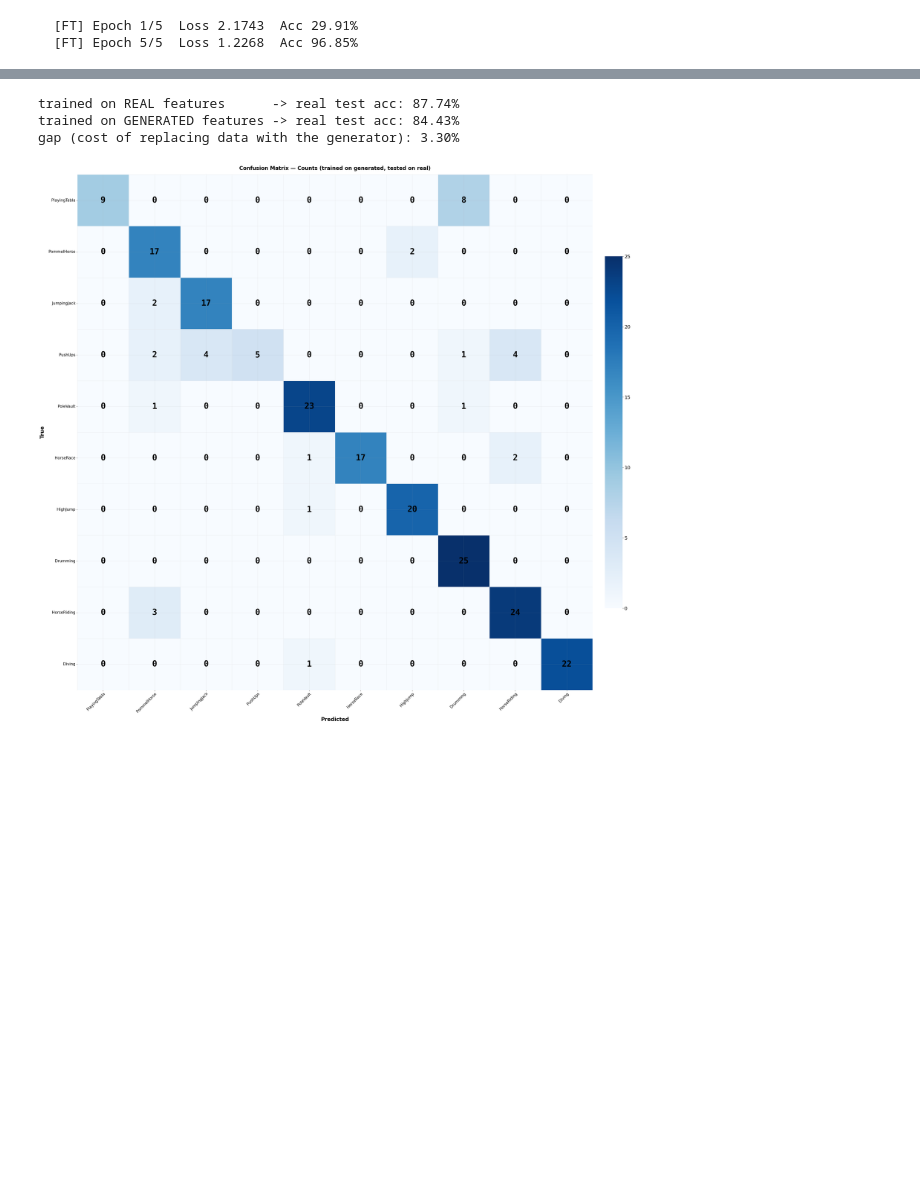
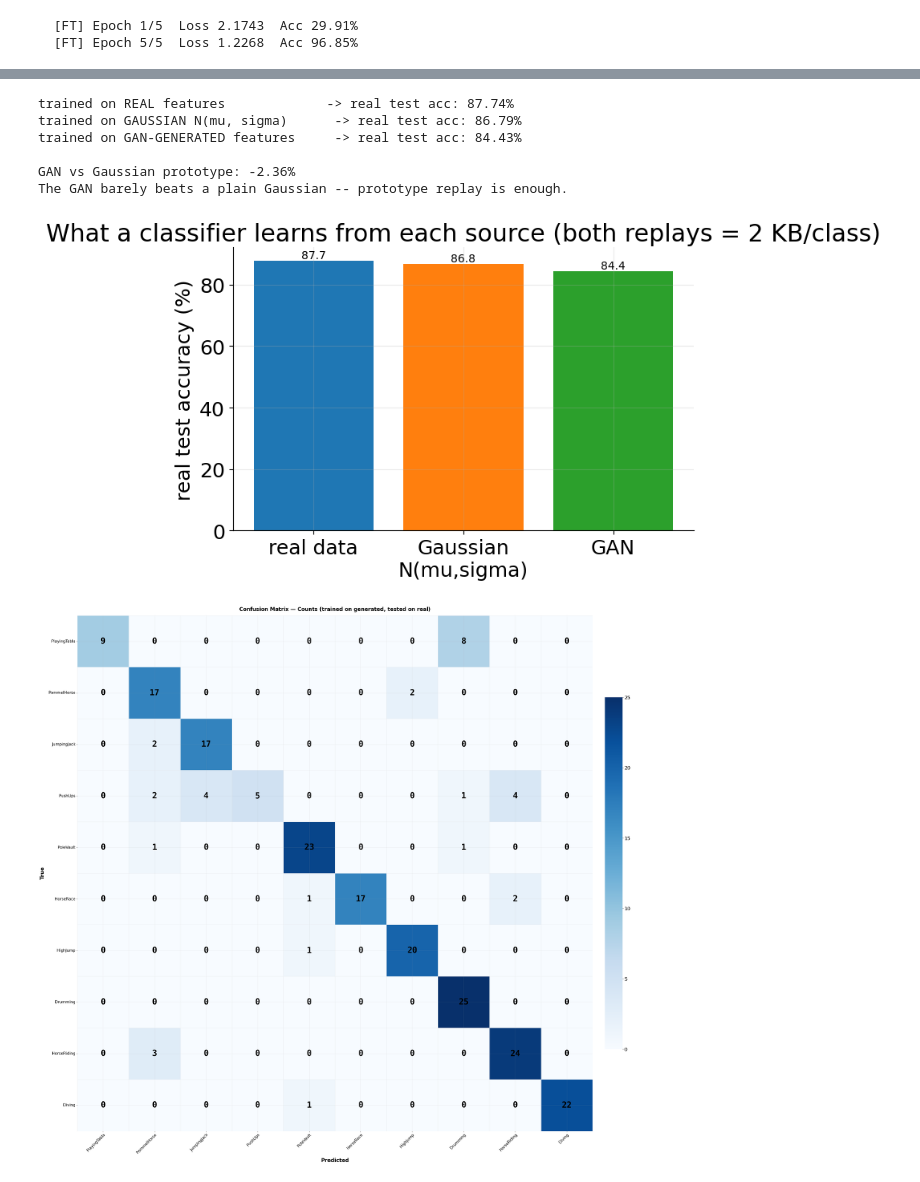
Before and after one commit to silvergjeka22/Unified-Lifelong-Action-Learning, a Jupyter notebook: notebooks/study/6_gan_replay/6.0_gil.ipynb, the cells around one changed output, grey strips where cells are left out. Saved outputs shown, nothing was run; the diff lists cells and outputs as text; code cells hidden in the pictures; blank space fills up the shorter version.

```diff
--- a/notebooks/study/6_gan_replay/6.0_gil.ipynb
+++ b/notebooks/study/6_gan_replay/6.0_gil.ipynb
@@ -330,0 +337,9 @@ real_acc = (real_pred == test_labels).float().mean().item()
+# %%
+set_seed(cfg.SEED)
+gauss_clf = GILClassifier(feat_dim=FEAT_DIM, num_classes=len(cfg.SELECTED_CLASSES)).to(device)
+gauss_loader = DataLoader(TensorDataset(gauss_feats, gauss_labels), batch_size=64, shuffle=True)
+fine_tune_last2(gauss_clf, gauss_loader, epochs=cfg.FT_EPOCHS, lr=cfg.FT_LR, device=device)
+
+with torch.no_grad():
+    gauss_pred = gauss_clf(test_feats.to(device)).argmax(1).cpu()
+gauss_acc = (gauss_pred == test_labels).float().mean().item()
@@ -331,11 +349,33 @@ real_acc = (real_pred == test_labels).float().mean().item()
 # %%
-print(f"trained on REAL features      -> real test acc: {real_acc:.2%}")
-print(f"trained on GENERATED features -> real test acc: {gen_acc:.2%}")
-print(f"gap (cost of replacing data with the generator): {real_acc - gen_acc:.2%}")
+print(f"trained on REAL features             -> real test acc: {real_acc:.2%}")
+print(f"trained on GAUSSIAN N(mu, sigma)      -> real test acc: {gauss_acc:.2%}")
+print(f"trained on GAN-GENERATED features     -> real test acc: {gen_acc:.2%}")
+print(f"\nGAN vs Gaussian prototype: {gen_acc - gauss_acc:+.2%}")
+print("The GAN earns its complexity." if gen_acc - gauss_acc > 0.01
+      else "The GAN barely beats a plain Gaussian -- prototype replay is enough.")
 # %% [output]
-trained on REAL features      -> real test acc: 87.74%
-trained on GENERATED features -> real test acc: 84.43%
-gap (cost of replacing data with the generator): 3.30%
+trained on REAL features             -> real test acc: 87.74%
+trained on GAUSSIAN N(mu, sigma)      -> real test acc: 86.79%
+trained on GAN-GENERATED features     -> real test acc: 84.43%
+
+GAN vs Gaussian prototype: -2.36%
+The GAN barely beats a plain Gaussian -- prototype replay is enough.
+# %%
+fig, ax = plt.subplots(figsize=(7, 5))
+names  = ["real data", "Gaussian\nN(mu,sigma)", "GAN"]
+scores = [real_acc, gauss_acc, gen_acc]
+bars = ax.bar(names, [s * 100 for s in scores], color=["tab:blue", "tab:orange", "tab:green"])
+ax.set_ylabel("real test accuracy (%)")
+ax.set_title("What a classifier learns from each source (both replays = 2 KB/class)")
+for b, s in zip(bars, scores):
+    ax.annotate(f"{s*100:.1f}", (b.get_x() + b.get_width() / 2, s * 100),
+                ha="center", va="bottom", fontsize=10)
+
+plt.tight_layout()
+plt.savefig(f"{cfg.RESULTS_DIR}/stage6_gan_vs_gaussian.png", dpi=150, bbox_inches="tight")
+plt.show()
+# %% [output]
+[figure, added]
 # %%
 plot_confusion_matrix(
     test_labels.numpy(), gen_pred.numpy(),
```
Also changed, not shown: parts of 10 cells of this notebook, 12 other files.
